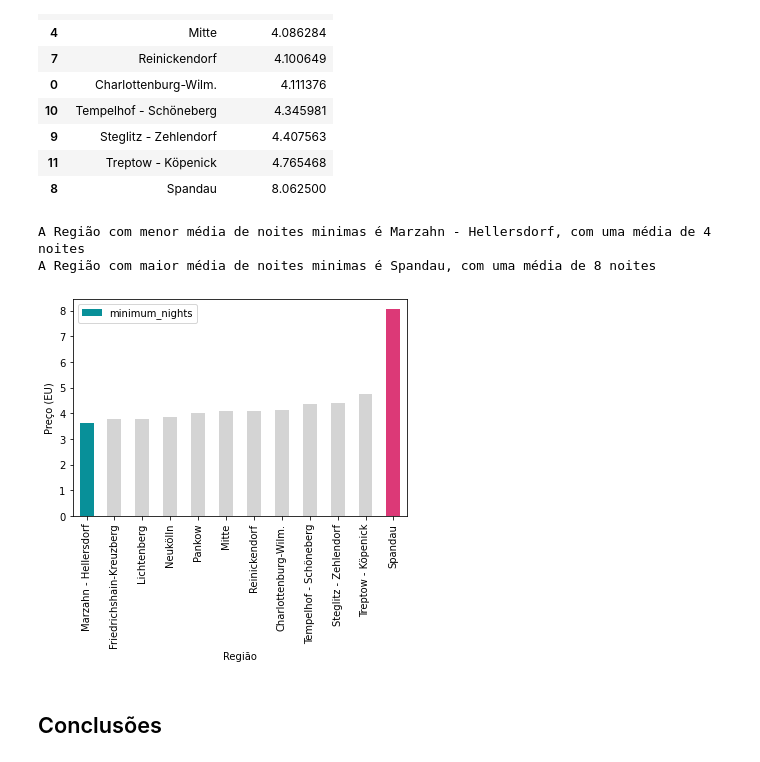
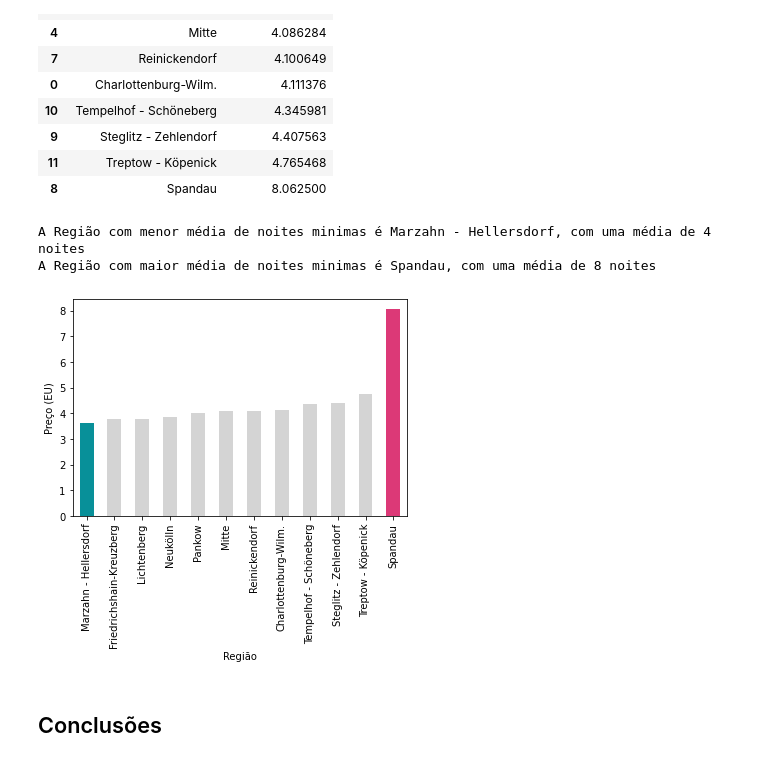
Before and after one commit to caiobellezi/Analise_AirBnB_Berlin, a Jupyter notebook: Analisando_os_Dados_do_Airbnb_Berlin.ipynb, the cells around one changed output. Drawn from its saved outputs; the diff is of its cells as text; code cells hidden in the pictures.

```diff
--- a/Analisando_os_Dados_do_Airbnb_Berlin.ipynb
+++ b/Analisando_os_Dados_do_Airbnb_Berlin.ipynb
@@ -396,16 +396,16 @@ min_night_agg
 # %%
 neutra = '#d4d4d4'
 colors=['#089099', neutra , neutra, neutra, neutra, neutra, neutra , neutra, neutra, neutra, neutra,'#DC3977']
-plot= min_night_agg.plot(color=colors, kind='bar', x='neighbourhood_group', y='minimum_nights')
+plot= min_night_agg.plot(color=colors, kind='bar', x='neighbourhood_group', y='minimum_nights', legend=False)
 plot.set_xlabel('Região');
 plot.set_ylabel('Preço (EU)');
 
 print('A Região com menor média de noites minimas é {}, com uma média de {} noites'.format(min_night_agg.iloc[0,0],int(round(min_night_agg.iloc[0,1],0))))
 print('A Região com maior média de noites minimas é {}, com uma média de {} noites'.format(min_night_agg.iloc[-1,0],int(round(min_night_agg.iloc[-1,1],0))))
 # %% [output]
 A Região com menor média de noites minimas é Marzahn - Hellersdorf, com uma média de 4 noites
 A Região com maior média de noites minimas é Spandau, com uma média de 8 noites
-[figure, old version]
+[figure, new version]
 # %% [markdown]
 
 ## Conclusões
```
Also changed, not shown: parts of 1 cell of this notebook.
